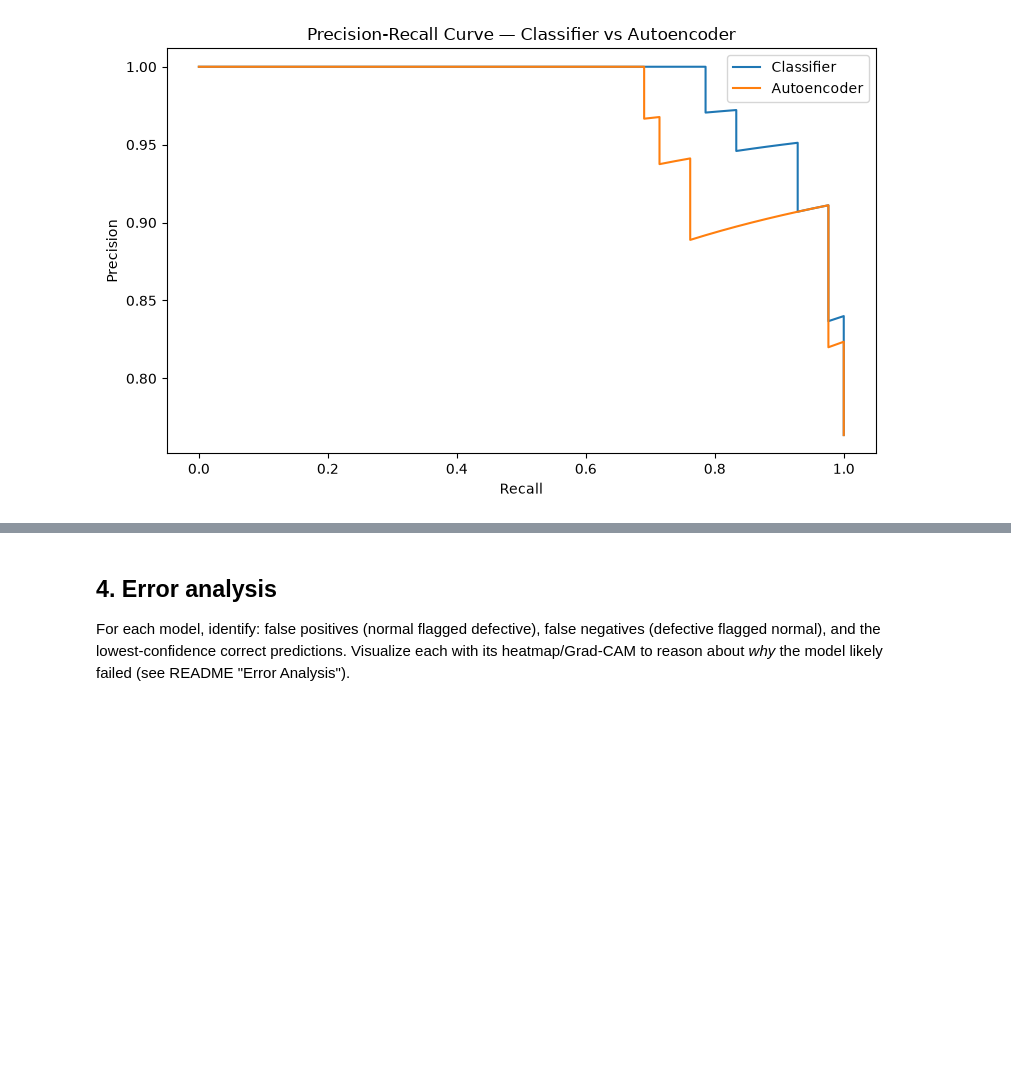
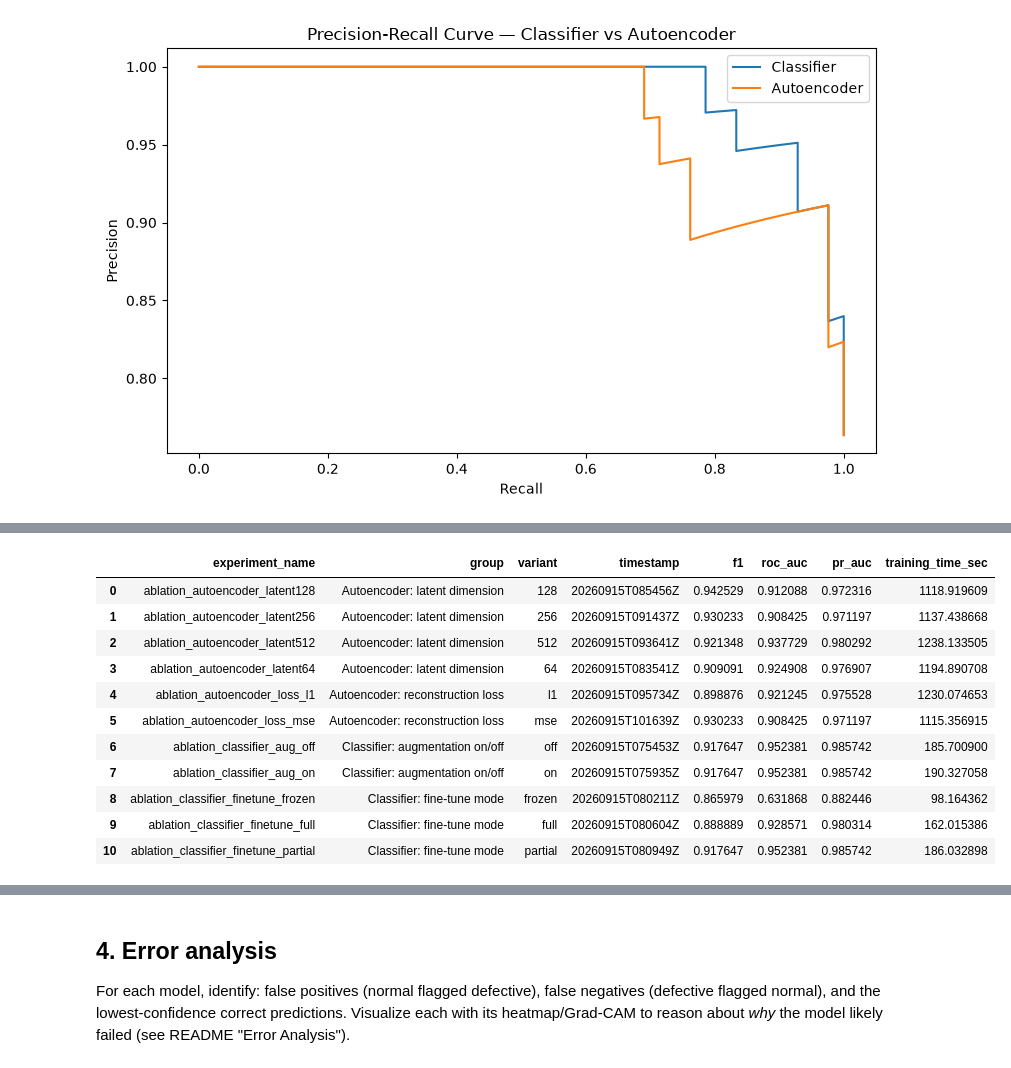
Before and after one commit to soumarya2004/Industrial-Image-Anomaly-Detection, a Jupyter notebook: notebooks/02_model_analysis.ipynb, the cells around one changed output, grey strips where cells are left out. Cells and saved outputs as stored; diff of their text form; code cells hidden in the pictures; blank space fills up the shorter version.

```diff
--- a/notebooks/02_model_analysis.ipynb
+++ b/notebooks/02_model_analysis.ipynb
@@ -222,0 +228,18 @@ else:
+# %%
+from src.evaluation.summarize_ablations import build_ablation_table, plot_ablation_group
+
+ablation_df = build_ablation_table('../results/experiments')
+ablation_df
+# %% [output]
+|  | experiment_name | group | variant | timestamp | f1 | roc_auc | pr_auc | training_time_sec |
+| 0 | ablation_autoencoder_latent128 | Autoencoder: latent dimension | 128 | 20260915T085456Z | 0.942529 | 0.912088 | 0.972316 | 1118.919609 |
+| 1 | ablation_autoencoder_latent256 | Autoencoder: latent dimension | 256 | 20260915T091437Z | 0.930233 | 0.908425 | 0.971197 | 1137.438668 |
+| 2 | ablation_autoencoder_latent512 | Autoencoder: latent dimension | 512 | 20260915T093641Z | 0.921348 | 0.937729 | 0.980292 | 1238.133505 |
+| 3 | ablation_autoencoder_latent64 | Autoencoder: latent dimension | 64 | 20260915T083541Z | 0.909091 | 0.924908 | 0.976907 | 1194.890708 |
+| 4 | ablation_autoencoder_loss_l1 | Autoencoder: reconstruction loss | l1 | 20260915T095734Z | 0.898876 | 0.921245 | 0.975528 | 1230.074653 |
+| 5 | ablation_autoencoder_loss_mse | Autoencoder: reconstruction loss | mse | 20260915T101639Z | 0.930233 | 0.908425 | 0.971197 | 1115.356915 |
+| 6 | ablation_classifier_aug_off | Classifier: augmentation on/off | off | 20260915T075453Z | 0.917647 | 0.952381 | 0.985742 | 185.700900 |
+| 7 | ablation_classifier_aug_on | Classifier: augmentation on/off | on | 20260915T075935Z | 0.917647 | 0.952381 | 0.985742 | 190.327058 |
+| 8 | ablation_classifier_finetune_frozen | Classifier: fine-tune mode | frozen | 20260915T080211Z | 0.865979 | 0.631868 | 0.882446 | 98.164362 |
+| 9 | ablation_classifier_finetune_full | Classifier: fine-tune mode | full | 20260915T080604Z | 0.888889 | 0.928571 | 0.980314 | 162.015386 |
+| 10 | ablation_classifier_finetune_partial | Classifier: fine-tune mode | partial | 20260915T080949Z | 0.917647 | 0.952381 | 0.985742 | 186.032898 |
```
Also changed, not shown: parts of 7 cells of this notebook, 19 other files.
